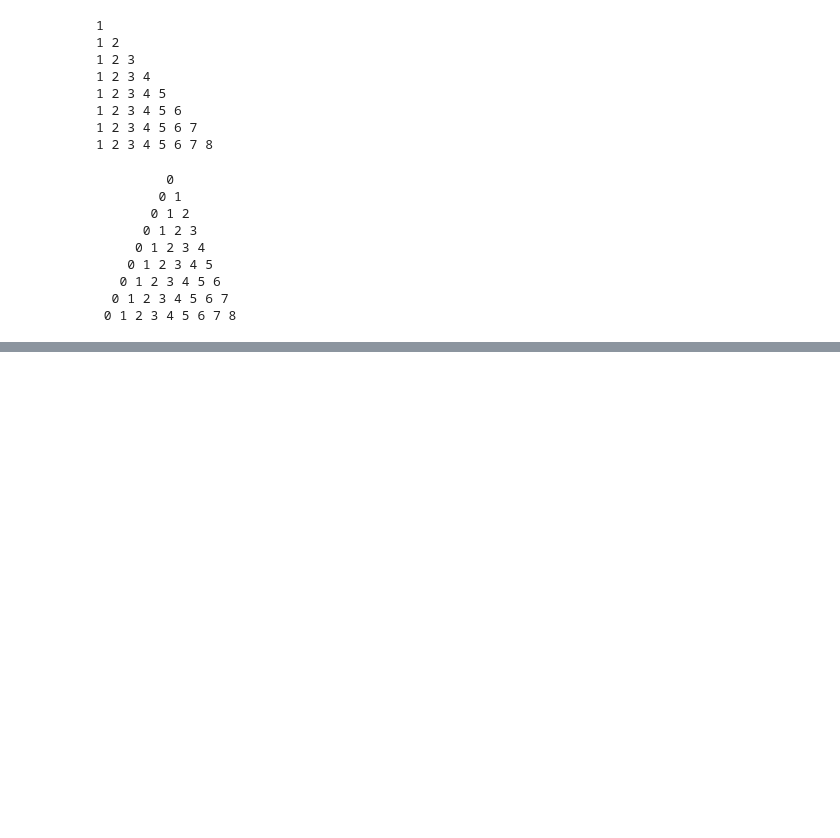
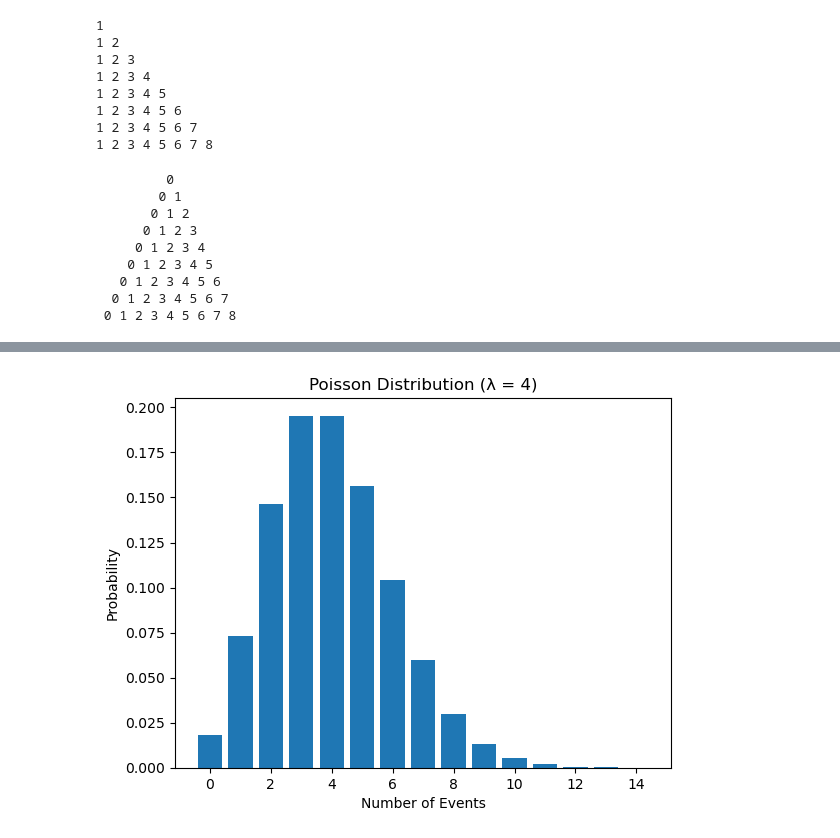
Before and after one commit to tanusnigdhabiswas/Algorithmic_Python_Programs, a Jupyter notebook: test.ipynb, the cells around one changed output, grey strips where cells are left out. Cells and saved outputs as stored; diff of their text form; code cells hidden in the pictures; blank space fills up the shorter version.

```diff
--- a/test.ipynb
+++ b/test.ipynb
@@ -111,0 +130,14 @@ num_pattern(8)
+# %%
+from scipy.stats import poisson
+
+λ = 4  # average number of events per interval
+x = range(0, 15)
+pmf = poisson.pmf(x, λ)
+
+plt.bar(x, pmf)
+plt.title('Poisson Distribution (λ = 4)')
+plt.xlabel('Number of Events')
+plt.ylabel('Probability')
+plt.show()
+# %% [output]
+[figure, added]
```
Also changed, not shown: parts of 6 cells of this notebook, 1 other file.
